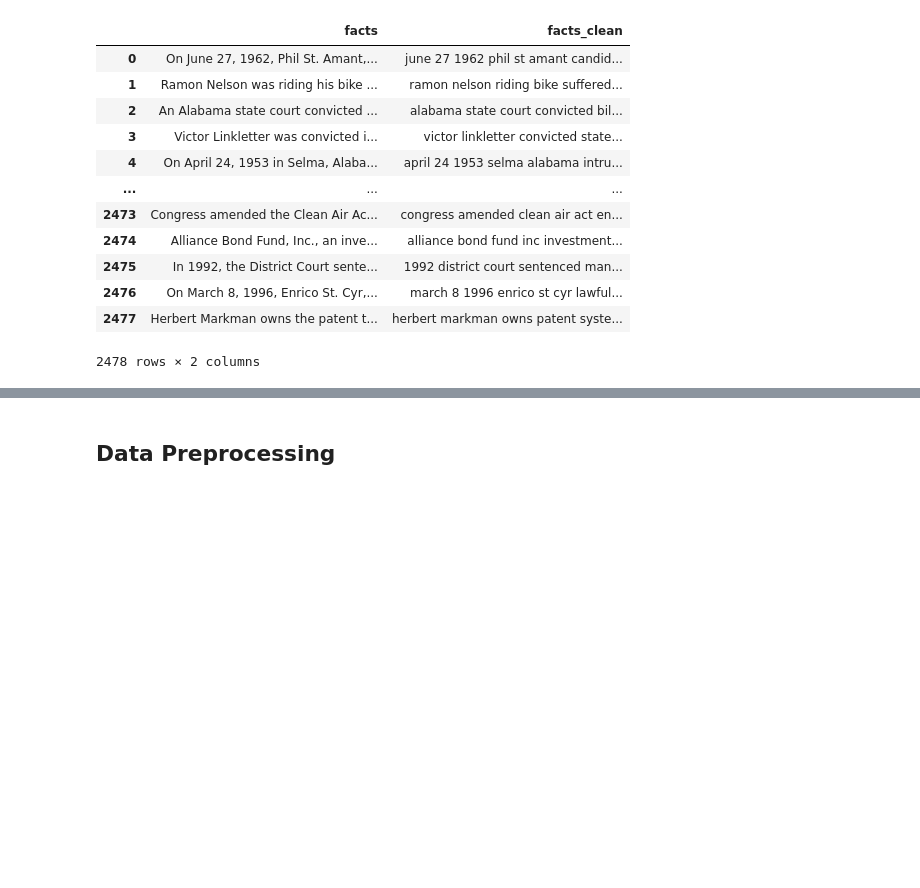
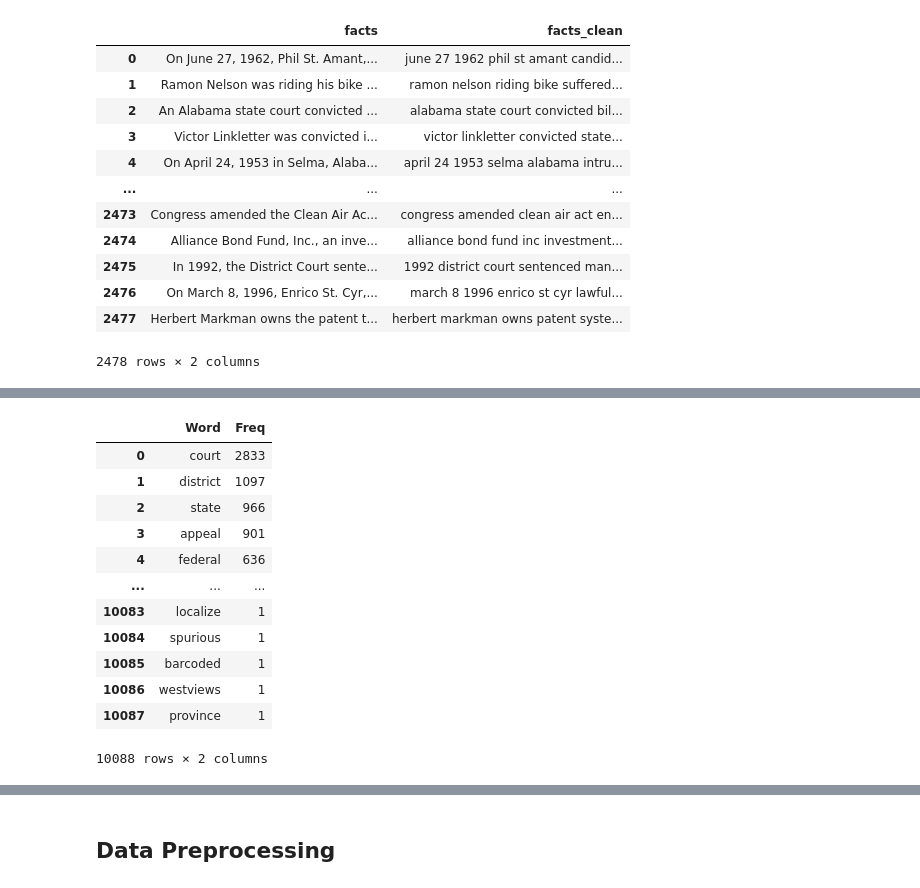
Before and after one commit to dlsco123/mtvsDacon, a Jupyter notebook: [mtvs]lej.ipynb, the cells around one changed output, grey strips where cells are left out. Cells and saved outputs as stored; diff of their text form; code cells hidden in the pictures; blank space fills up the shorter version.

```diff
--- a/[mtvs]lej.ipynb
+++ b/[mtvs]lej.ipynb
@@ -229,0 +300,22 @@ ValueError: Grouper for 'first_party_winner' not 1-dimensional
+# %%
+y=0
+corpus = train_nlp2[train_nlp2["first_party_winner"]== y]["facts_clean"]
+lst_tokens = nltk.tokenize.word_tokenize(corpus.str.cat(sep=" "))
+
+dic_words_freq = nltk.FreqDist(lst_tokens)
+dtf_uni = pd.DataFrame(dic_words_freq.most_common(), columns=["Word","Freq"])
+dtf_uni
+# %% [output]
+|  | Word | Freq |
+| 0 | court | 2833 |
+| 1 | district | 1097 |
+| 2 | state | 966 |
+| 3 | appeal | 901 |
+| 4 | federal | 636 |
+| ... | ... | ... |
+| 10083 | localize | 1 |
+| 10084 | spurious | 1 |
+| 10085 | barcoded | 1 |
+| 10086 | westviews | 1 |
+| 10087 | province | 1 |
+10088 rows × 2 columns
```
Also changed, not shown: parts of 21 cells of this notebook.
